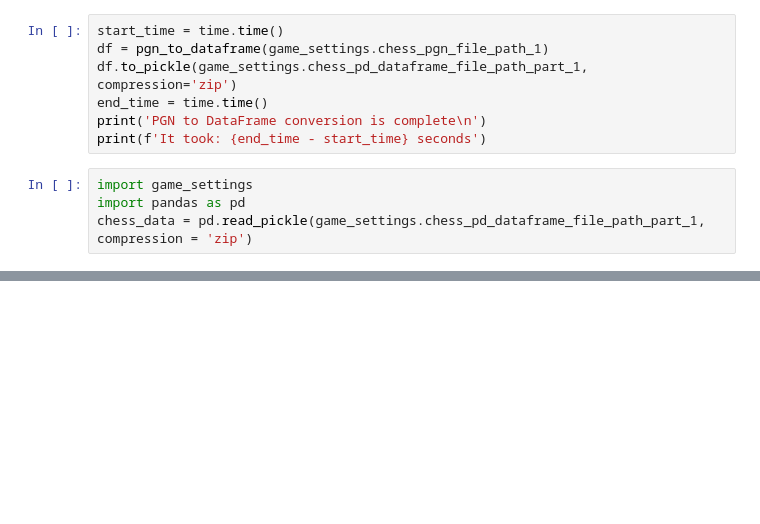
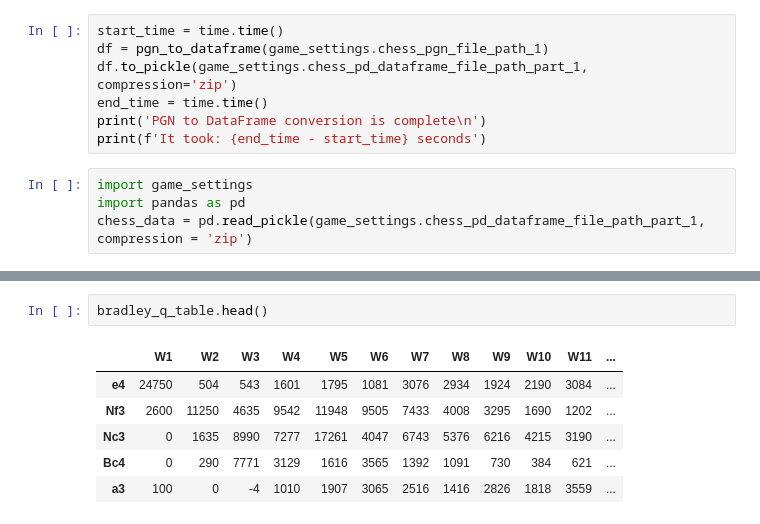
Before and after one commit to Abe-Borg/CST499-40_FA22-Capstone-BradleyChess, a Jupyter notebook: src/Misc Code Testing.ipynb, the cells around one changed output, grey strips where cells are left out. Drawn from its saved outputs; the diff is of its cells as text; blank space fills up the shorter version.

```diff
--- a/src/Misc Code Testing.ipynb
+++ b/src/Misc Code Testing.ipynb
@@ -81,0 +97,9 @@ chess_data.shape
+# %%
+bradley_q_table.head()
+# %% [output]
+|  | W1 | W2 | W3 | W4 | W5 | W6 | W7 | W8 | W9 | W10 | W11 | ... |
+| e4 | 24750 | 504 | 543 | 1601 | 1795 | 1081 | 3076 | 2934 | 1924 | 2190 | 3084 | ... |
+| Nf3 | 2600 | 11250 | 4635 | 9542 | 11948 | 9505 | 7433 | 4008 | 3295 | 1690 | 1202 | ... |
+| Nc3 | 0 | 1635 | 8990 | 7277 | 17261 | 4047 | 6743 | 5376 | 6216 | 4215 | 3190 | ... |
+| Bc4 | 0 | 290 | 7771 | 3129 | 1616 | 3565 | 1392 | 1091 | 730 | 384 | 621 | ... |
+| a3 | 100 | 0 | -4 | 1010 | 1907 | 3065 | 2516 | 1416 | 2826 | 1818 | 3559 | ... |
```
Also changed, not shown: parts of 3 cells of this notebook, 8 other files.
